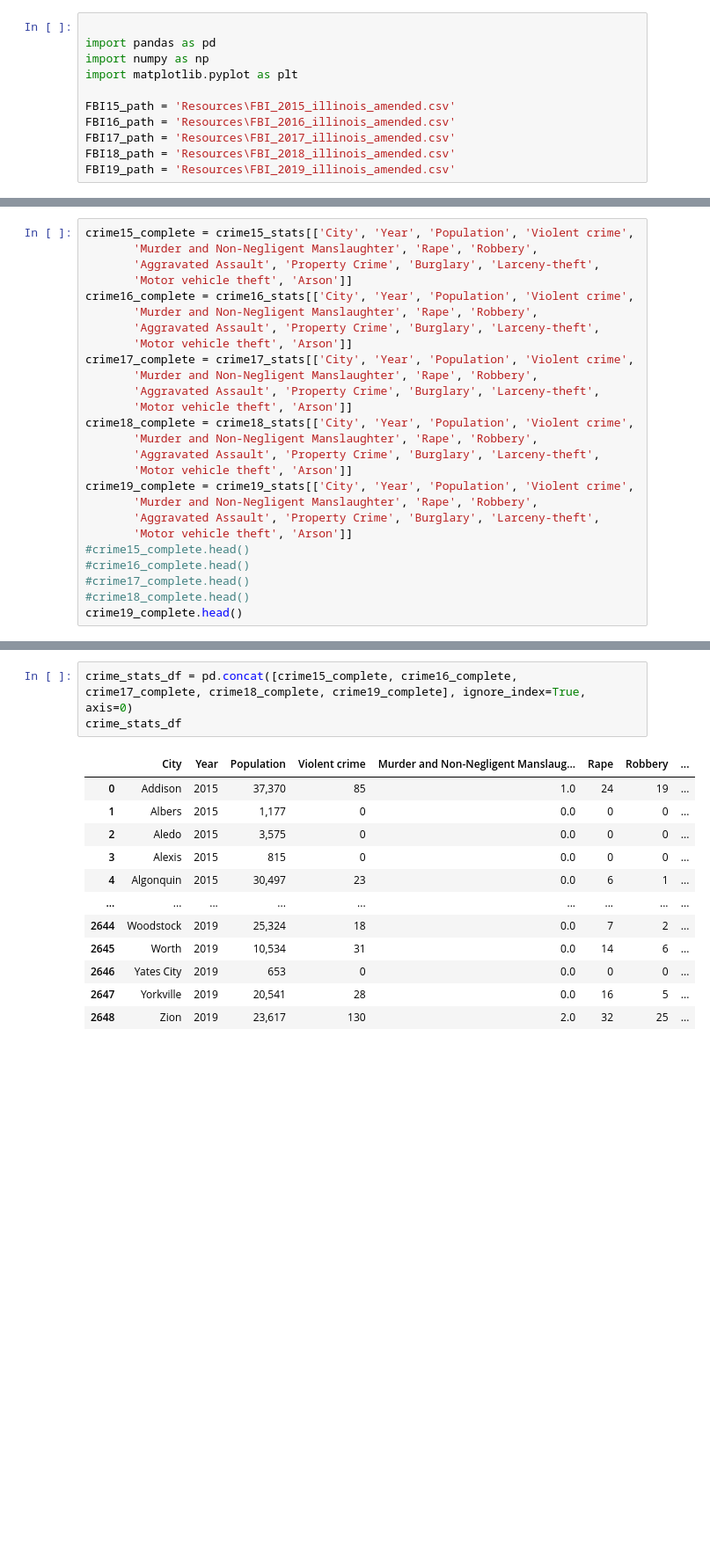
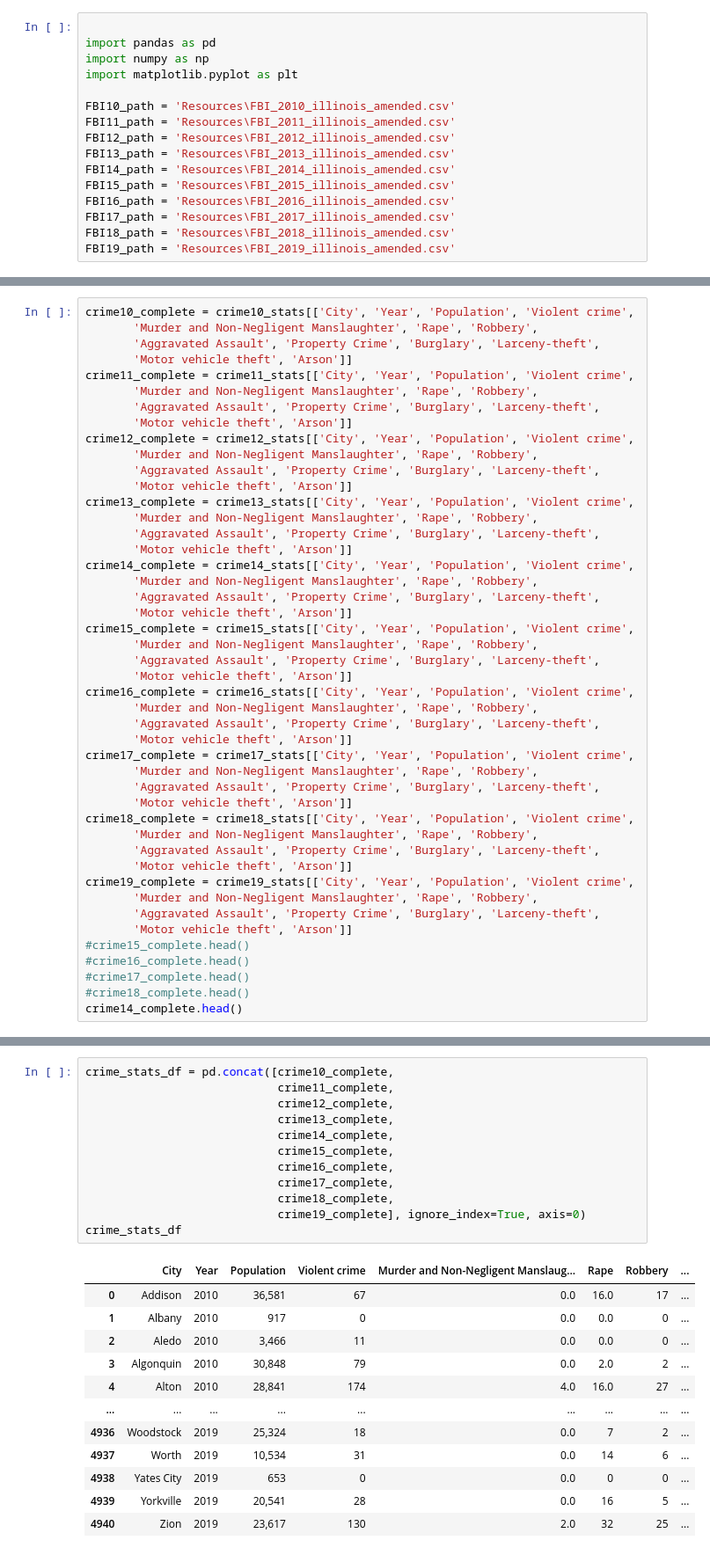
Before and after one commit to Expopanda/Project_1, a Jupyter notebook: andrew_analysis.ipynb, the cells around one changed output, grey strips where cells are left out. Shown at 88% size. Drawn from its saved outputs; the diff is of its cells as text; blank space fills up the shorter version.

```diff
--- a/andrew_analysis.ipynb
+++ b/andrew_analysis.ipynb
@@ -4,6 +4,11 @@ import pandas as pd
 import numpy as np
 import matplotlib.pyplot as plt
 
+FBI10_path = 'Resources\FBI_2010_illinois_amended.csv'
+FBI11_path = 'Resources\FBI_2011_illinois_amended.csv'
+FBI12_path = 'Resources\FBI_2012_illinois_amended.csv'
+FBI13_path = 'Resources\FBI_2013_illinois_amended.csv'
+FBI14_path = 'Resources\FBI_2014_illinois_amended.csv'
 FBI15_path = 'Resources\FBI_2015_illinois_amended.csv'
 FBI16_path = 'Resources\FBI_2016_illinois_amended.csv'
 FBI17_path = 'Resources\FBI_2017_illinois_amended.csv'
@@ -40,4 +60,24 @@ crime15_stats.head()
 # %%
+crime10_complete = crime10_stats[['City', 'Year', 'Population', 'Violent crime',
+       'Murder and Non-Negligent Manslaughter', 'Rape', 'Robbery',
+       'Aggravated Assault', 'Property Crime', 'Burglary', 'Larceny-theft',
+       'Motor vehicle theft', 'Arson']]
+crime11_complete = crime11_stats[['City', 'Year', 'Population', 'Violent crime',
+       'Murder and Non-Negligent Manslaughter', 'Rape', 'Robbery',
+       'Aggravated Assault', 'Property Crime', 'Burglary', 'Larceny-theft',
+       'Motor vehicle theft', 'Arson']]
+crime12_complete = crime12_stats[['City', 'Year', 'Population', 'Violent crime',
+       'Murder and Non-Negligent Manslaughter', 'Rape', 'Robbery',
+       'Aggravated Assault', 'Property Crime', 'Burglary', 'Larceny-theft',
+       'Motor vehicle theft', 'Arson']]
+crime13_complete = crime13_stats[['City', 'Year', 'Population', 'Violent crime',
+       'Murder and Non-Negligent Manslaughter', 'Rape', 'Robbery',
+       'Aggravated Assault', 'Property Crime', 'Burglary', 'Larceny-theft',
+       'Motor vehicle theft', 'Arson']]
+crime14_complete = crime14_stats[['City', 'Year', 'Population', 'Violent crime',
+       'Murder and Non-Negligent Manslaughter', 'Rape', 'Robbery',
+       'Aggravated Assault', 'Property Crime', 'Burglary', 'Larceny-theft',
+       'Motor vehicle theft', 'Arson']]
 crime15_complete = crime15_stats[['City', 'Year', 'Population', 'Violent crime',
        'Murder and Non-Negligent Manslaughter', 'Rape', 'Robbery',
        'Aggravated Assault', 'Property Crime', 'Burglary', 'Larceny-theft',
@@ -62,6 +102,6 @@ crime19_complete = crime19_stats[['City', 'Year', 'Population', 'Violent crime',
 #crime16_complete.head()
 #crime17_complete.head()
 #crime18_complete.head()
-crime19_complete.head()
+crime14_complete.head()
 # %% [output]
 |  | City | Year | Population | Violent crime | Murder and Non-Negligent Manslaug... | Rape | Robbery | ... |
@@ -73,16 +113,25 @@ crime19_complete.head()
 # %%
-crime_stats_df = pd.concat([crime15_complete, crime16_complete, crime17_complete, crime18_complete, crime19_complete], ignore_index=True, axis=0)
+crime_stats_df = pd.concat([crime10_complete,
+                            crime11_complete,
+                            crime12_complete,
+                            crime13_complete,
+                            crime14_complete,
+                            crime15_complete,
+                            crime16_complete,
+                            crime17_complete,
+                            crime18_complete,
+                            crime19_complete], ignore_index=True, axis=0)
 crime_stats_df
 # %% [output]
 |  | City | Year | Population | Violent crime | Murder and Non-Negligent Manslaug... | Rape | Robbery | ... |
-| 0 | Addison | 2015 | 37,370 | 85 | 1.0 | 24 | 19 | ... |
-| 1 | Albers | 2015 | 1,177 | 0 | 0.0 | 0 | 0 | ... |
-| 2 | Aledo | 2015 | 3,575 | 0 | 0.0 | 0 | 0 | ... |
-| 3 | Alexis | 2015 | 815 | 0 | 0.0 | 0 | 0 | ... |
-| 4 | Algonquin | 2015 | 30,497 | 23 | 0.0 | 6 | 1 | ... |
+| 0 | Addison | 2010 | 36,581 | 67 | 0.0 | 16.0 | 17 | ... |
+| 1 | Albany | 2010 | 917 | 0 | 0.0 | 0.0 | 0 | ... |
+| 2 | Aledo | 2010 | 3,466 | 11 | 0.0 | 0.0 | 0 | ... |
+| 3 | Algonquin | 2010 | 30,848 | 79 | 0.0 | 2.0 | 2 | ... |
+| 4 | Alton | 2010 | 28,841 | 174 | 4.0 | 16.0 | 27 | ... |
 | ... | ... | ... | ... | ... | ... | ... | ... | ... |
-| 2644 | Woodstock | 2019 | 25,324 | 18 | 0.0 | 7 | 2 | ... |
-| 2645 | Worth | 2019 | 10,534 | 31 | 0.0 | 14 | 6 | ... |
-| 2646 | Yates City | 2019 | 653 | 0 | 0.0 | 0 | 0 | ... |
-| 2647 | Yorkville | 2019 | 20,541 | 28 | 0.0 | 16 | 5 | ... |
-| 2648 | Zion | 2019 | 23,617 | 130 | 2.0 | 32 | 25 | ... |
+| 4936 | Woodstock | 2019 | 25,324 | 18 | 0.0 | 7 | 2 | ... |
+| 4937 | Worth | 2019 | 10,534 | 31 | 0.0 | 14 | 6 | ... |
+| 4938 | Yates City | 2019 | 653 | 0 | 0.0 | 0 | 0 | ... |
+| 4939 | Yorkville | 2019 | 20,541 | 28 | 0.0 | 16 | 5 | ... |
+| 4940 | Zion | 2019 | 23,617 | 130 | 2.0 | 32 | 25 | ... |
```
Also changed, not shown: parts of 8 cells of this notebook, 16 other files.
